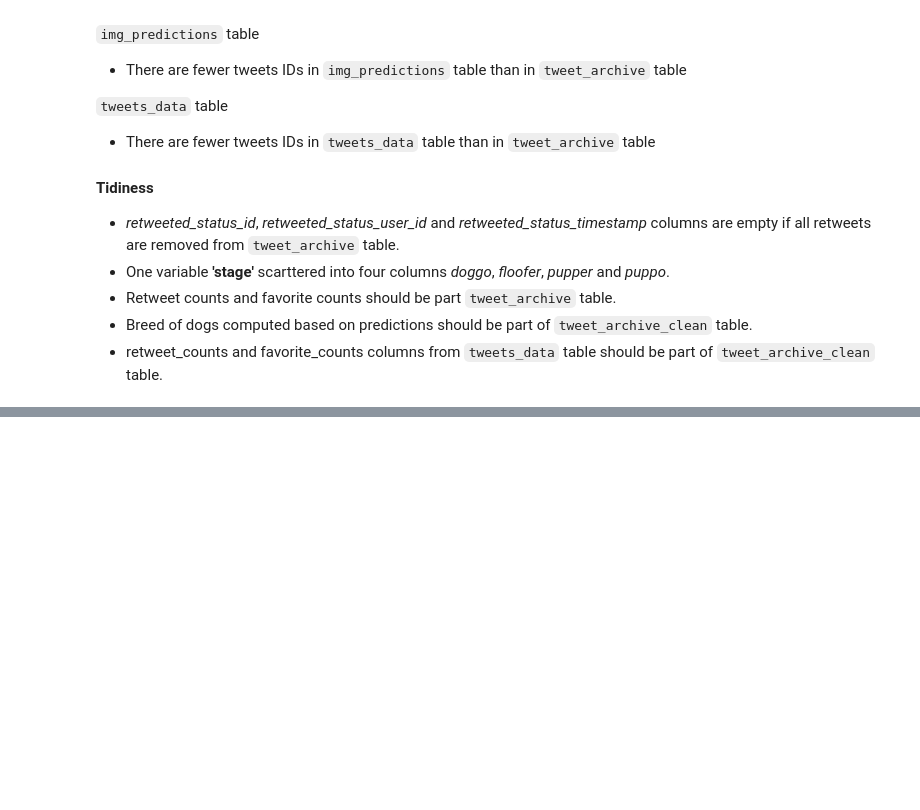
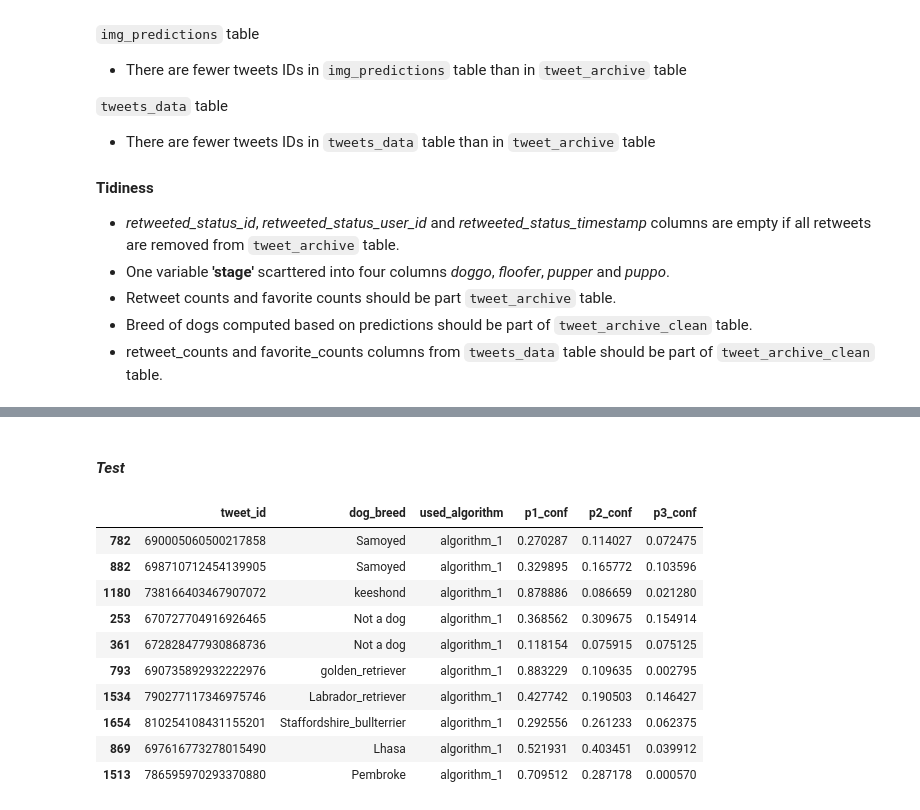
Before and after one commit to benjaminuwimana/WranglingData, a Jupyter notebook: wrangle_act.ipynb, the cells around one changed output, grey strips where cells are left out. Drawn from its saved outputs; the diff is of its cells as text; code cells hidden in the pictures; blank space fills up the shorter version.

```diff
--- a/wrangle_act.ipynb
+++ b/wrangle_act.ipynb
@@ -310,0 +723,41 @@ img_predictions.tweet_id.nunique()
+# %%
+### Lists to hold dog breeds and confidence level of prediction
+dog_breed = []
+used_algorithm = []
+
+### Function to select dog breeds based on confidence level of prediction alogrithm
+def compute_dog_breed(img_predictions_clean):
+    breed = np.nan
+    algorithm = np.nan
+    if img_predictions_clean['p1_dog'] == True:
+        breed = img_predictions_clean['p1']
+        algorithm = "algorithm_1"
+        if img_predictions_clean['p2_dog'] == True:
+            if img_predictions_clean['p1_conf'] < img_predictions_clean['p2_conf']:
+                breed = img_predictions_clean['p2']
+                algorithm = "algorithm_2"
+        elif img_predictions_clean['p3_dog'] == True:
+            if img_predictions_clean['p1_conf'] < img_predictions_clean['p3_conf']:
+                breed = img_predictions_clean['p3']
+                algorithm = "algorithm_3"
+    elif img_predictions_clean['p2_dog'] == True:
+        breed = img_predictions_clean['p2']
+        algorithm = "algorithm_2"
+        if img_predictions_clean['p3_dog'] == True:
+            if img_predictions_clean['p2_conf'] < img_predictions_clean['p3_conf']:
+                breed = img_predictions_clean['p3']
+                algorithm = "algorithm_3"
+    elif img_predictions_clean['p3_dog'] == True:
+        breed = img_predictions_clean['p3']
+        algorithm = "algorithm_3"
+    else:
+        breed = "Not a dog"
+        algorithm = "algorithm_1"
+    dog_breed.append(breed)
+    used_algorithm.append(algorithm)
+
+img_predictions_clean.apply(compute_dog_breed, axis=1)
+
+### Creating new columns to hold selected breed and confidence level
+img_predictions_clean['dog_breed'] = dog_breed
+img_predictions_clean['used_algorithm'] = used_algorithm
@@ -310,0 +793,17 @@ img_predictions.tweet_id.nunique()
+# %% [markdown]
+#### *Test*
+# %%
+### Some images have been predicted as 'Not a dog' by the 3 algorithms
+img_predictions_clean[["tweet_id", "dog_breed", "used_algorithm", "p1_conf", "p2_conf", "p3_conf"]].sample(10)
+# %% [output]
+|  | tweet_id | dog_breed | used_algorithm | p1_conf | p2_conf | p3_conf |
+| 782 | 690005060500217858 | Samoyed | algorithm_1 | 0.270287 | 0.114027 | 0.072475 |
+| 882 | 698710712454139905 | Samoyed | algorithm_1 | 0.329895 | 0.165772 | 0.103596 |
+| 1180 | 738166403467907072 | keeshond | algorithm_1 | 0.878886 | 0.086659 | 0.021280 |
+| 253 | 670727704916926465 | Not a dog | algorithm_1 | 0.368562 | 0.309675 | 0.154914 |
+| 361 | 672828477930868736 | Not a dog | algorithm_1 | 0.118154 | 0.075915 | 0.075125 |
+| 793 | 690735892932222976 | golden_retriever | algorithm_1 | 0.883229 | 0.109635 | 0.002795 |
+| 1534 | 790277117346975746 | Labrador_retriever | algorithm_1 | 0.427742 | 0.190503 | 0.146427 |
+| 1654 | 810254108431155201 | Staffordshire_bullterrier | algorithm_1 | 0.292556 | 0.261233 | 0.062375 |
+| 869 | 697616773278015490 | Lhasa | algorithm_1 | 0.521931 | 0.403451 | 0.039912 |
+| 1513 | 786595970293370880 | Pembroke | algorithm_1 | 0.709512 | 0.287178 | 0.000570 |
```
Also changed, not shown: parts of 55 cells of this notebook.
